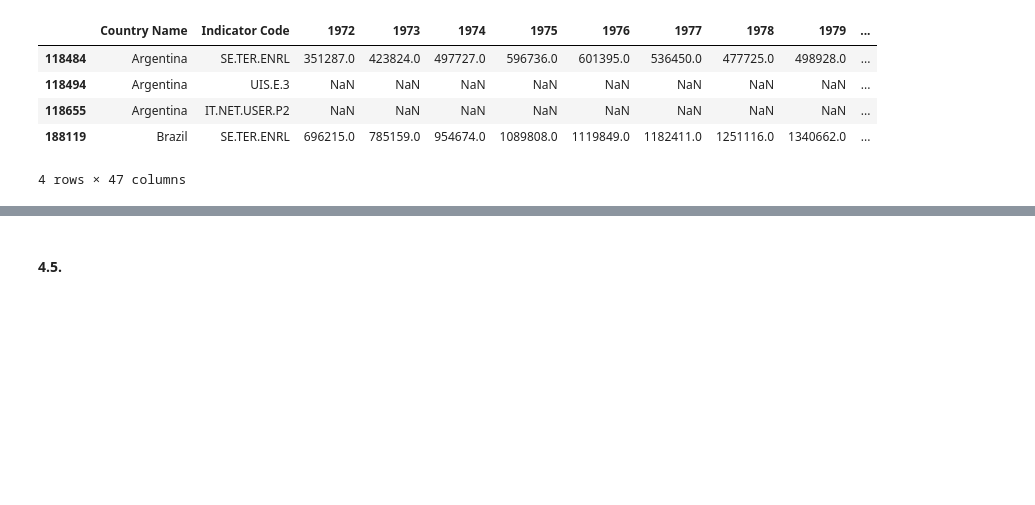
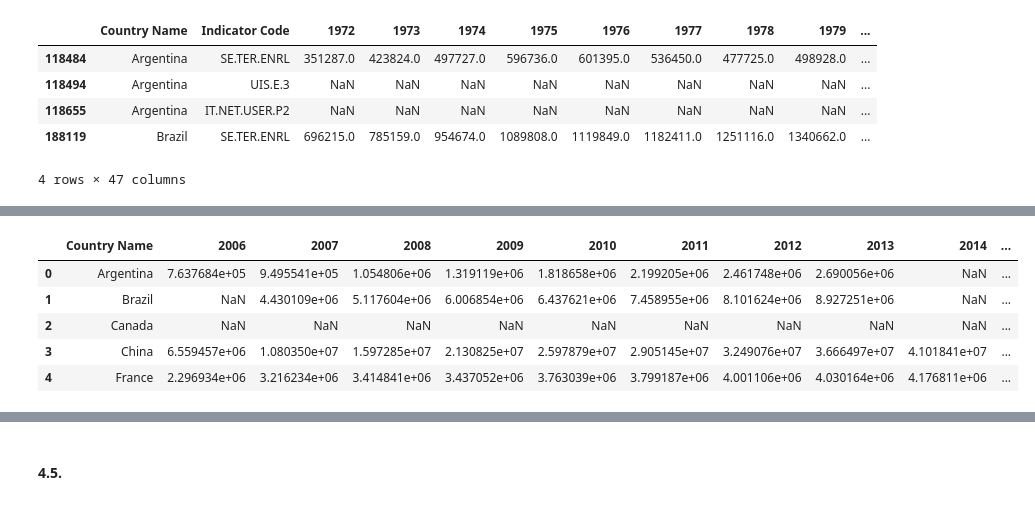
Before and after one commit to samirhinojosa/OC-P2-education-statistics, a Jupyter notebook: notebook.ipynb, the cells around one changed output, grey strips where cells are left out. Saved outputs shown, nothing was run; the diff lists cells and outputs as text; code cells hidden in the pictures; blank space fills up the shorter version.

```diff
--- a/notebook.ipynb
+++ b/notebook.ipynb
@@ -1334,0 +1355,9 @@ Normalize columns of pandas data frame<div style="color: RGB(255,114,0);">
+# %%
+df_evolution_potential_customer.head(5)
+# %% [output]
+|  | Country Name | 2006 | 2007 | 2008 | 2009 | 2010 | 2011 | 2012 | 2013 | 2014 | ... |
+| 0 | Argentina | 7.637684e+05 | 9.495541e+05 | 1.054806e+06 | 1.319119e+06 | 1.818658e+06 | 2.199205e+06 | 2.461748e+06 | 2.690056e+06 | NaN | ... |
+| 1 | Brazil | NaN | 4.430109e+06 | 5.117604e+06 | 6.006854e+06 | 6.437621e+06 | 7.458955e+06 | 8.101624e+06 | 8.927251e+06 | NaN | ... |
+| 2 | Canada | NaN | NaN | NaN | NaN | NaN | NaN | NaN | NaN | NaN | ... |
+| 3 | China | 6.559457e+06 | 1.080350e+07 | 1.597285e+07 | 2.130825e+07 | 2.597879e+07 | 2.905145e+07 | 3.249076e+07 | 3.666497e+07 | 4.101841e+07 | ... |
+| 4 | France | 2.296934e+06 | 3.216234e+06 | 3.414841e+06 | 3.437052e+06 | 3.763039e+06 | 3.799187e+06 | 4.001106e+06 | 4.030164e+06 | 4.176811e+06 | ... |
```
Also changed, not shown: parts of 17 cells of this notebook.
